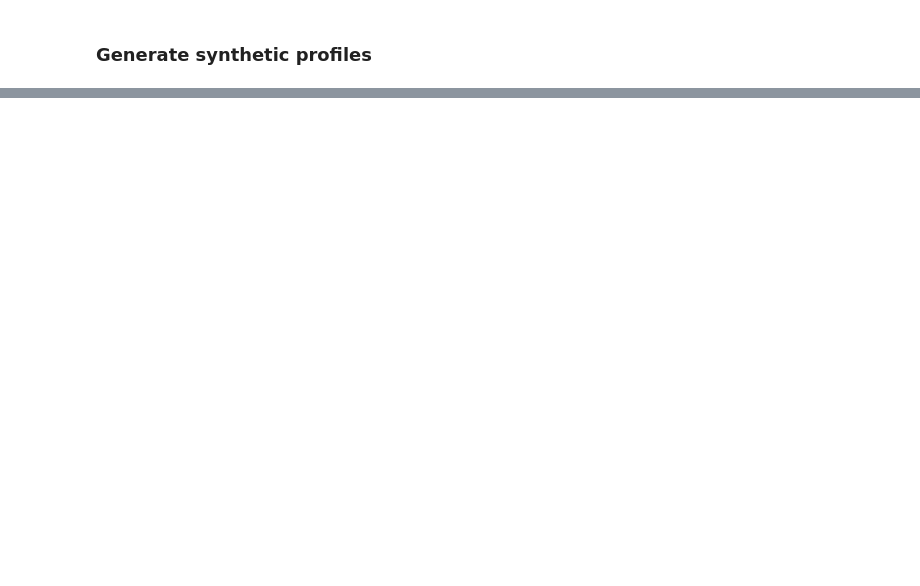
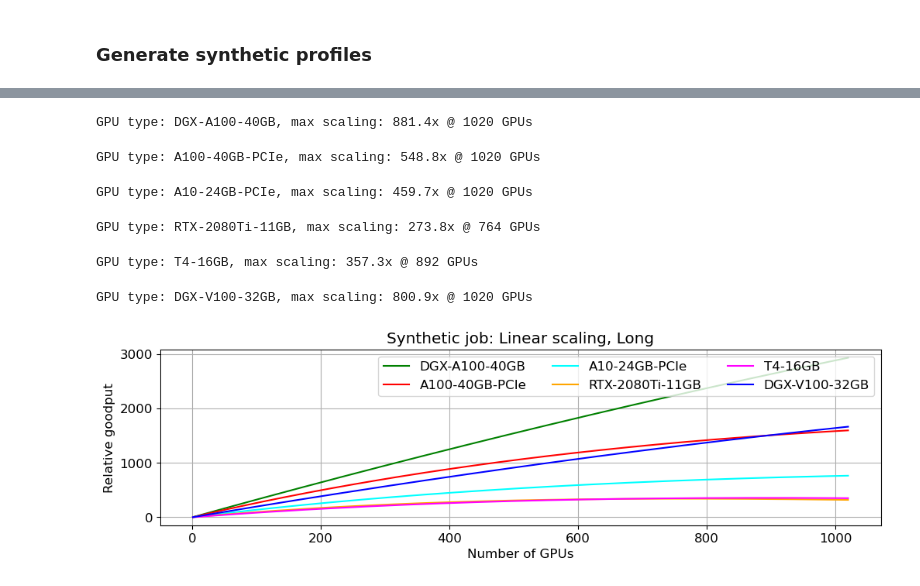
Before and after one commit to suhasjs/continuous-scheduling, a Jupyter notebook: simulator/notebooks/generate_profiles.ipynb, the cells around one changed output, grey strips where cells are left out. Saved outputs shown, nothing was run; the diff lists cells and outputs as text; code cells hidden in the pictures; blank space fills up the shorter version.

```diff
--- a/simulator/notebooks/generate_profiles.ipynb
+++ b/simulator/notebooks/generate_profiles.ipynb
@@ -157,0 +190,35 @@ standardize(plt, size=(12, 3))
+# %%
+# Linear: long job
+job_configs = {
+  "DGX-A100-40GB": {'base_work_per_gpu': 1000, 'work_rate_per_gpu': 40, 'work_attentuation_factor': 1e-3,
+                'compute_time_system_overheads_factor': 1e-4, 'base_comm_per_gpu': 1.5,
+                'work_comm_overlap_factor': 0.97},
+  "A100-40GB-PCIe": {'base_work_per_gpu': 1000, 'work_rate_per_gpu': 35, 'work_attentuation_factor': 1e-3,
+                     'compute_time_system_overheads_factor': 5e-4, 'base_comm_per_gpu': 2.5,
+                     'work_comm_overlap_factor': 0.92},
+  "A10-24GB-PCIe": {'base_work_per_gpu': 400, 'work_rate_per_gpu': 20, 'work_attentuation_factor': 1e-3,
+                    'compute_time_system_overheads_factor': 5e-4, 'base_comm_per_gpu': 5.0,
+                    'work_comm_overlap_factor': 0.92},
+  "RTX-2080Ti-11GB": {'base_work_per_gpu': 200, 'work_rate_per_gpu': 15, 'work_attentuation_factor': 2e-3,
+                      'compute_time_system_overheads_factor': 5e-4, 'base_comm_per_gpu': 5,
+                      'work_comm_overlap_factor': 0.92},
+  "T4-16GB": {'base_work_per_gpu': 300, 'work_rate_per_gpu': 12, 'work_attentuation_factor': 2e-3,
+                      'compute_time_system_overheads_factor': 5e-4, 'base_comm_per_gpu': 5,
+                      'work_comm_overlap_factor': 0.92},
+  "DGX-V100-32GB": {'base_work_per_gpu': 500, 'work_rate_per_gpu': 25, 'work_attentuation_factor': 1e-3,
+                    'compute_time_system_overheads_factor': 1e-4, 'base_comm_per_gpu': 4,
+                    'work_comm_overlap_factor': 0.97}
+}
+goodputs = plot_curves(job_configs, gpu_types_to_colors, max_ngpus=1024)
+plt.title("Synthetic job: Linear scaling, Long")
+job_profile = {"max_progress": 17500000, "goodputs": goodputs, "params": job_configs}
+with open("../jobs/profiles/synthetic_linear_long.pkl", "wb") as f:
+  pickle.dump(job_profile, f)
+# %% [output]
+GPU type: DGX-A100-40GB, max scaling: 881.4x @ 1020 GPUs
+GPU type: A100-40GB-PCIe, max scaling: 548.8x @ 1020 GPUs
+GPU type: A10-24GB-PCIe, max scaling: 459.7x @ 1020 GPUs
+GPU type: RTX-2080Ti-11GB, max scaling: 273.8x @ 764 GPUs
+GPU type: T4-16GB, max scaling: 357.3x @ 892 GPUs
+GPU type: DGX-V100-32GB, max scaling: 800.9x @ 1020 GPUs
+[figure, added]
```
Also changed, not shown: parts of 13 cells of this notebook, 11 other files.
